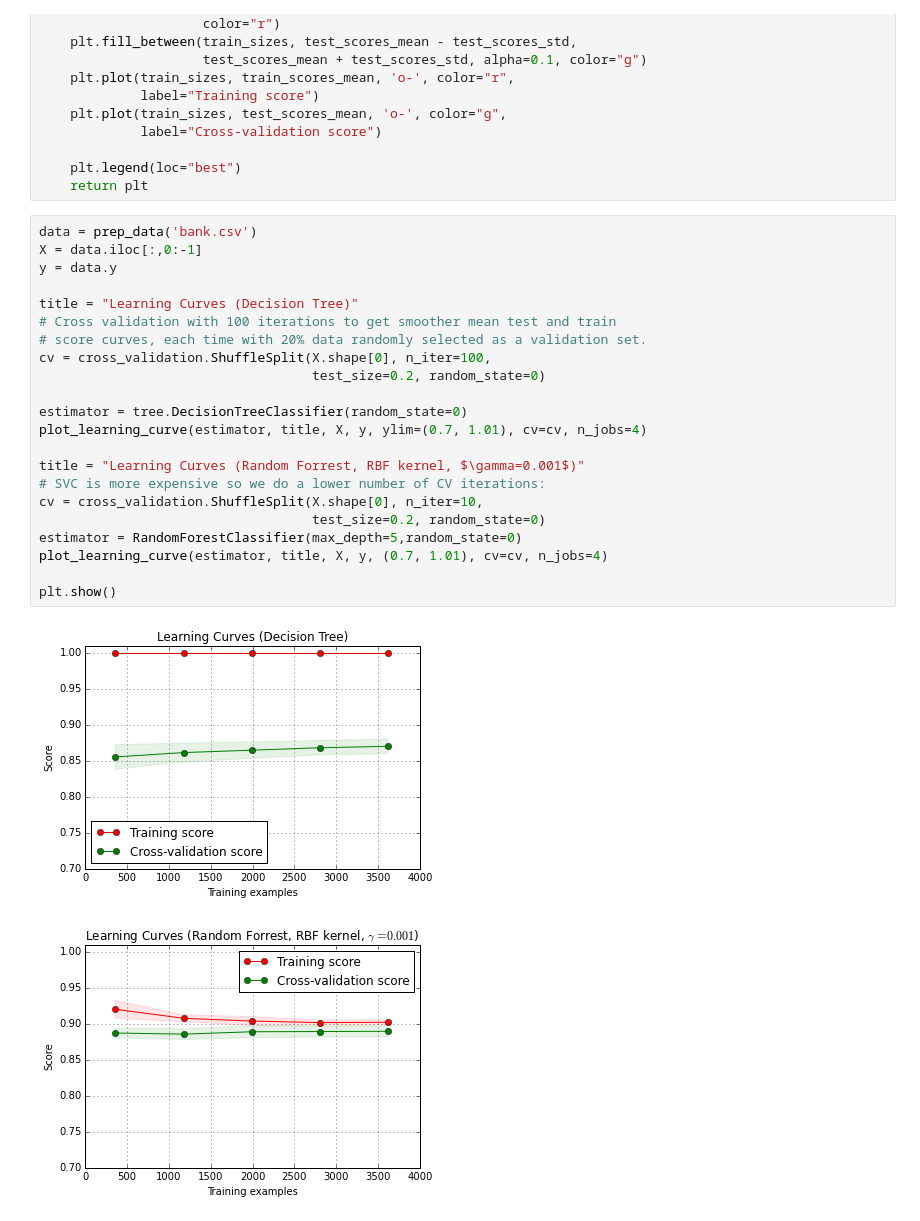
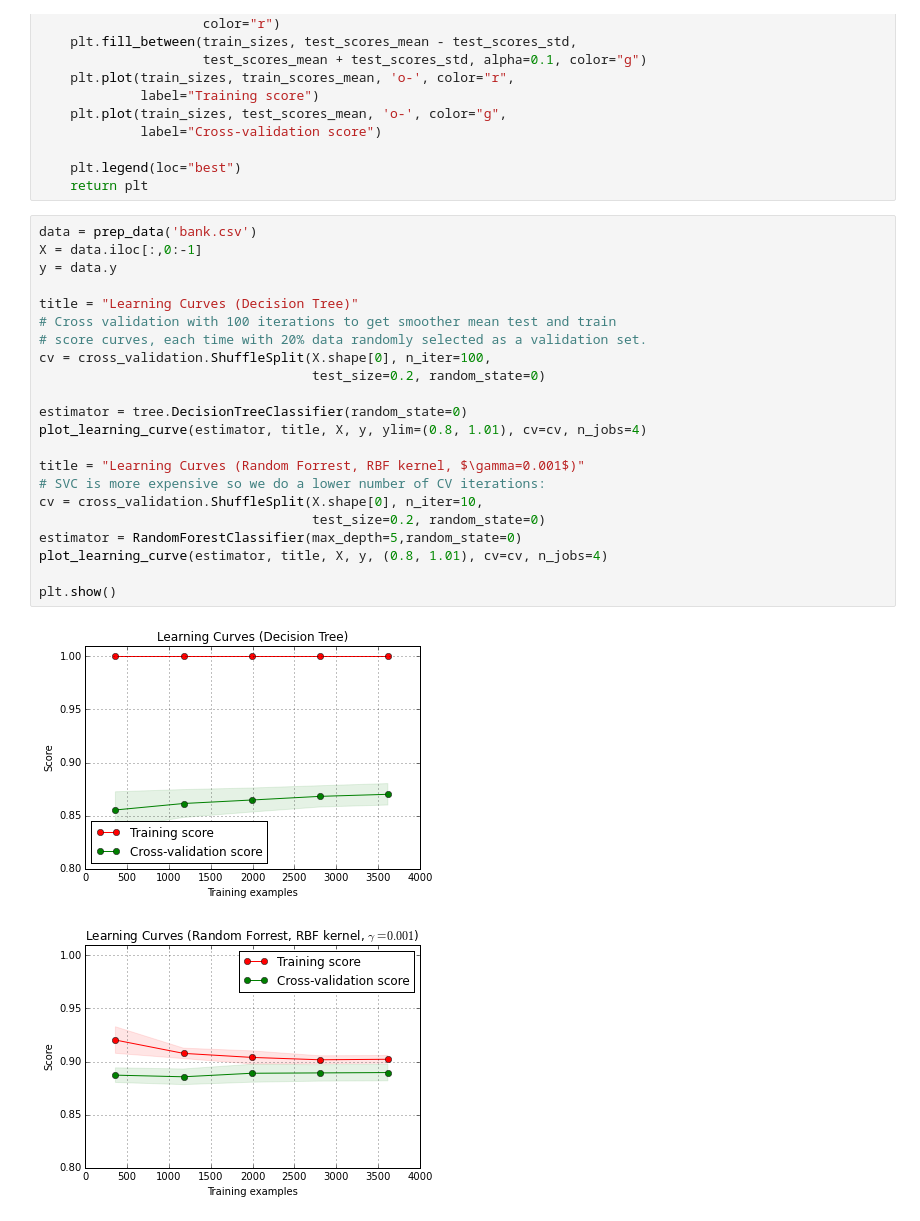
Before and after one commit to mattlichti/gen_assembly, a Jupyter notebook: Homework/HW6/Matt_hw_6.ipynb, the cells around one changed output. Drawn from its saved outputs; the diff is of its cells as text.

```diff
--- a/Homework/HW6/Matt_hw_6.ipynb
+++ b/Homework/HW6/Matt_hw_6.ipynb
@@ -285,25 +285,25 @@ def plot_learning_curve(estimator, title, X, y, ylim=None, cv=None,
 # %%
 data = prep_data('bank.csv')
 X = data.iloc[:,0:-1]
 y = data.y
 
 title = "Learning Curves (Decision Tree)"
 # Cross validation with 100 iterations to get smoother mean test and train
 # score curves, each time with 20% data randomly selected as a validation set.
 cv = cross_validation.ShuffleSplit(X.shape[0], n_iter=100,
                                    test_size=0.2, random_state=0)
 
 estimator = tree.DecisionTreeClassifier(random_state=0)
-plot_learning_curve(estimator, title, X, y, ylim=(0.7, 1.01), cv=cv, n_jobs=4)
+plot_learning_curve(estimator, title, X, y, ylim=(0.8, 1.01), cv=cv, n_jobs=4)
 
 title = "Learning Curves (Random Forrest, RBF kernel, $\gamma=0.001$)"
 # SVC is more expensive so we do a lower number of CV iterations:
 cv = cross_validation.ShuffleSplit(X.shape[0], n_iter=10,
                                    test_size=0.2, random_state=0)
 estimator = RandomForestClassifier(max_depth=5,random_state=0)
-plot_learning_curve(estimator, title, X, y, (0.7, 1.01), cv=cv, n_jobs=4)
+plot_learning_curve(estimator, title, X, y, (0.8, 1.01), cv=cv, n_jobs=4)
 
 plt.show()
 # %% [output]
-[figure, old version]
+[figure, new version]
-[figure, old version]
+[figure, new version]
```
Also changed, not shown: 5 other files.
